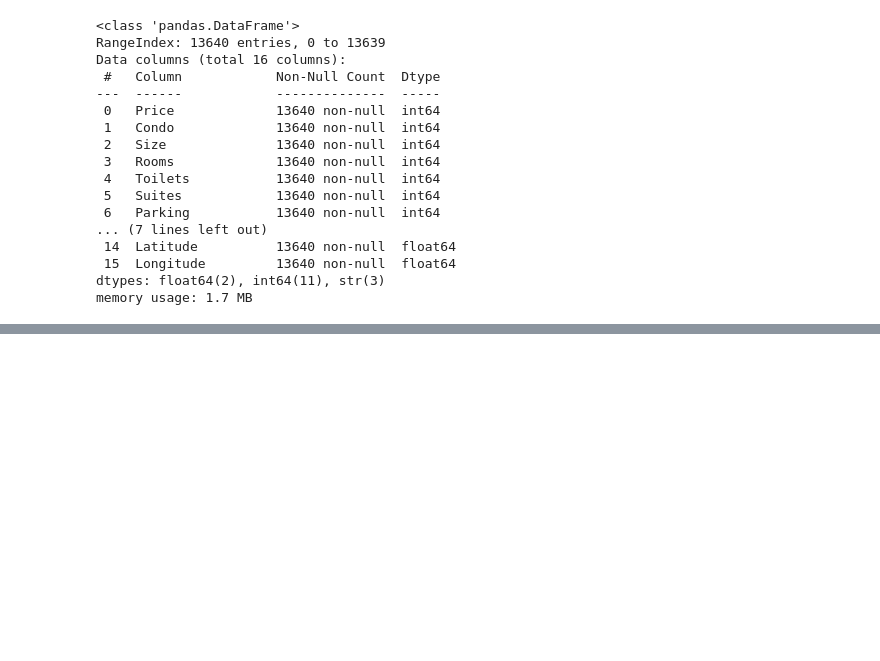
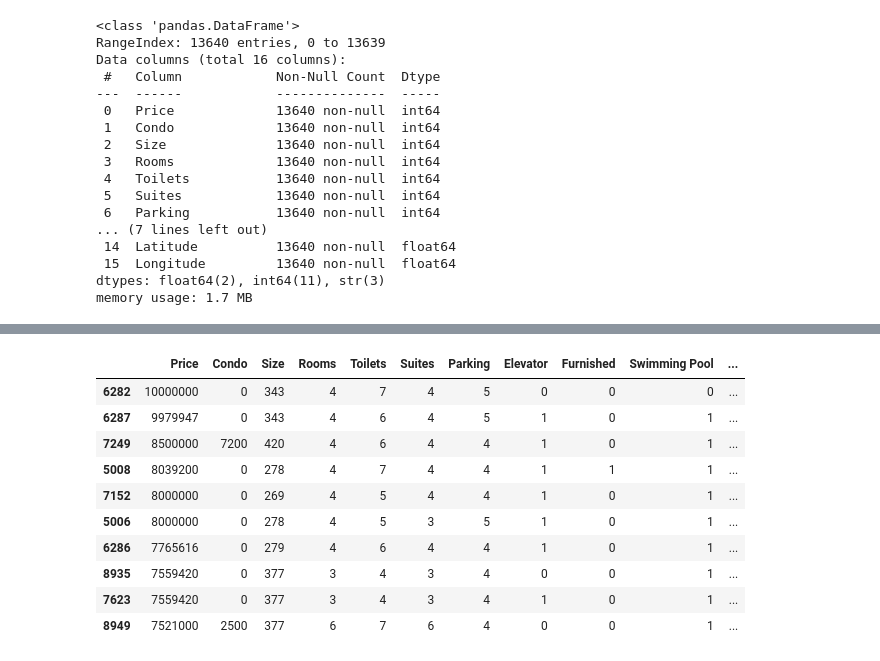
Before and after one commit to lDelmondes/avm-sao-paulo, a Jupyter notebook: 01_auditoria.ipynb, the cells around one changed output, grey strips where cells are left out. Saved outputs shown, nothing was run; the diff lists cells and outputs as text; code cells hidden in the pictures; blank space fills up the shorter version.

```diff
--- a/01_auditoria.ipynb
+++ b/01_auditoria.ipynb
@@ -37,0 +126,14 @@ memory usage: 1.7 MB
+# %%
+df_venda.sort_values("Price", ascending=False).head(10)
+# %% [output]
+|  | Price | Condo | Size | Rooms | Toilets | Suites | Parking | Elevator | Furnished | Swimming Pool | ... |
+| 6282 | 10000000 | 0 | 343 | 4 | 7 | 4 | 5 | 0 | 0 | 0 | ... |
+| 6287 | 9979947 | 0 | 343 | 4 | 6 | 4 | 5 | 1 | 0 | 1 | ... |
+| 7249 | 8500000 | 7200 | 420 | 4 | 6 | 4 | 4 | 1 | 0 | 1 | ... |
+| 5008 | 8039200 | 0 | 278 | 4 | 7 | 4 | 4 | 1 | 1 | 1 | ... |
+| 7152 | 8000000 | 0 | 269 | 4 | 5 | 4 | 4 | 1 | 0 | 1 | ... |
+| 5006 | 8000000 | 0 | 278 | 4 | 5 | 3 | 5 | 1 | 0 | 1 | ... |
+| 6286 | 7765616 | 0 | 279 | 4 | 6 | 4 | 4 | 1 | 0 | 1 | ... |
+| 8935 | 7559420 | 0 | 377 | 3 | 4 | 3 | 4 | 0 | 0 | 1 | ... |
+| 7623 | 7559420 | 0 | 377 | 3 | 4 | 3 | 4 | 1 | 0 | 1 | ... |
+| 8949 | 7521000 | 2500 | 377 | 6 | 7 | 6 | 4 | 0 | 0 | 1 | ... |
```
Also changed, not shown: parts of 27 cells of this notebook, 1 other file.
